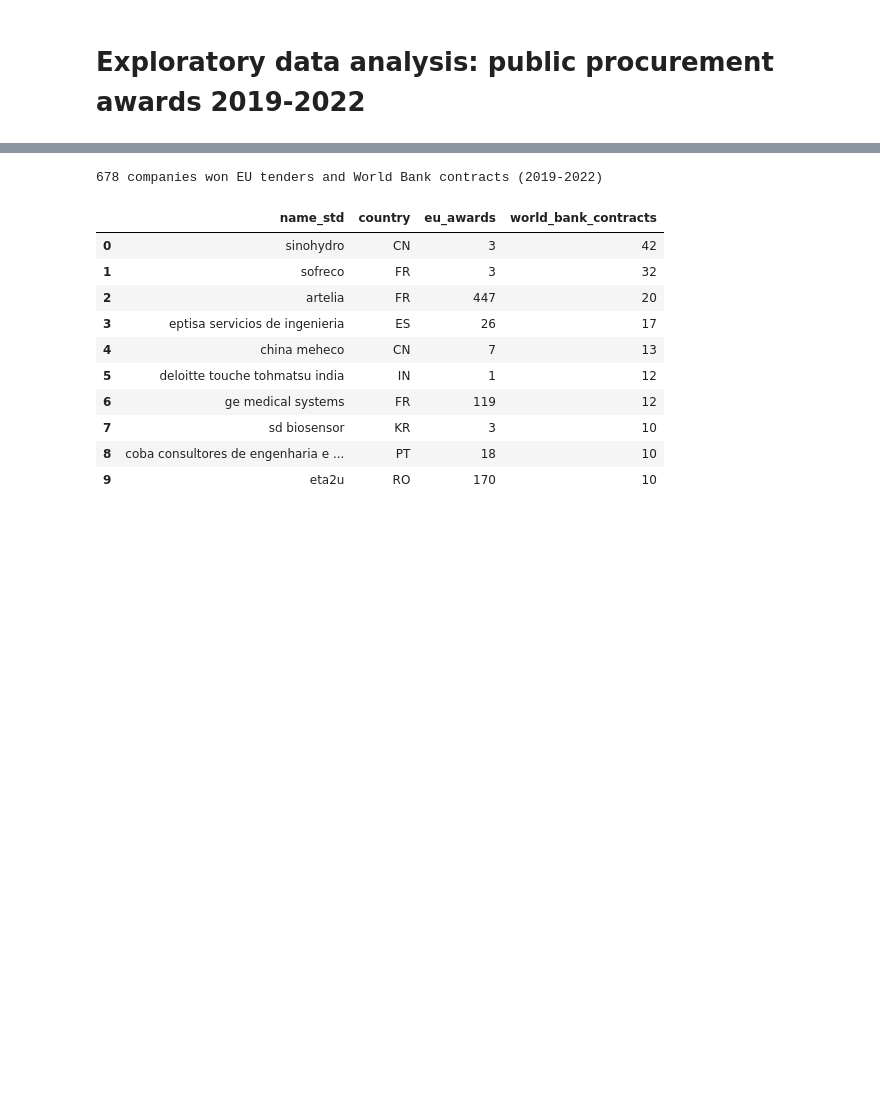
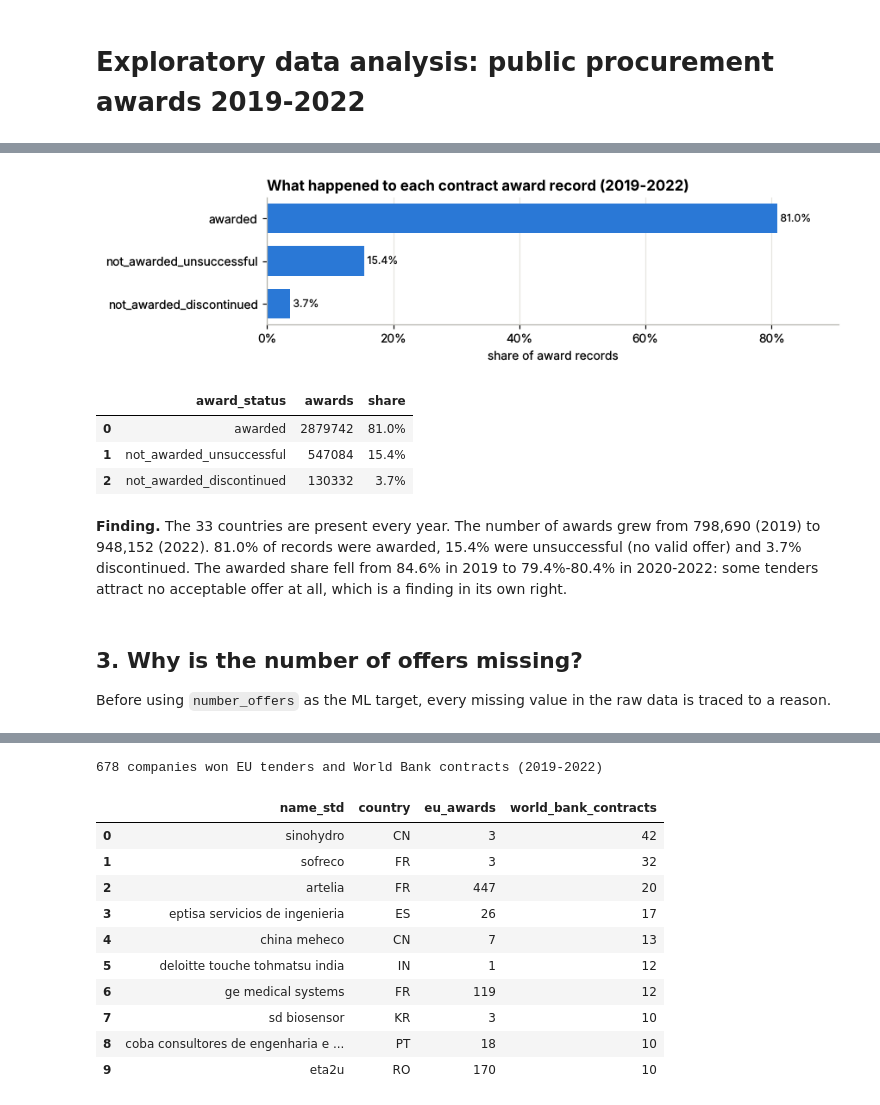
Before and after one commit to HoussamAlrifaii/procurement-intelligence, a Jupyter notebook: notebooks/02_eda.ipynb, the cells around one changed output, grey strips where cells are left out. Drawn from its saved outputs; the diff is of its cells as text; code cells hidden in the pictures; blank space fills up the shorter version.

```diff
--- a/notebooks/02_eda.ipynb
+++ b/notebooks/02_eda.ipynb
@@ -224,0 +402,22 @@ Single-bid rate = share of labelled awards that received exactly one offer. Grou
+# %%
+status = query("""
+    SELECT award_status, COUNT(*) AS awards, COUNT(*) / SUM(COUNT(*)) OVER () AS share
+    FROM ted_awards
+    GROUP BY award_status
+    ORDER BY awards DESC
+""")
+bar_chart(status, "award_status", "share", "What happened to each contract award record (2019-2022)",
+          "share of award records", percent=True)
+as_percent(status, ["share"])
+# %% [output]
+[figure, added]
+|  | award_status | awards | share |
+| 0 | awarded | 2879742 | 81.0% |
+| 1 | not_awarded_unsuccessful | 547084 | 15.4% |
+| 2 | not_awarded_discontinued | 130332 | 3.7% |
+# %% [markdown]
+**Finding.** The 33 countries are present every year. The number of awards grew from 798,690 (2019) to 948,152 (2022). 81.0% of records were awarded, 15.4% were unsuccessful (no valid offer) and 3.7% discontinued. The awarded share fell from 84.6% in 2019 to 79.4%-80.4% in 2020-2022: some tenders attract no acceptable offer at all, which is a finding in its own right.
+# %% [markdown]
+## 3. Why is the number of offers missing?
+
+Before using `number_offers` as the ML target, every missing value in the raw data is traced to a reason.
```
Also changed, not shown: parts of 107 cells of this notebook.
